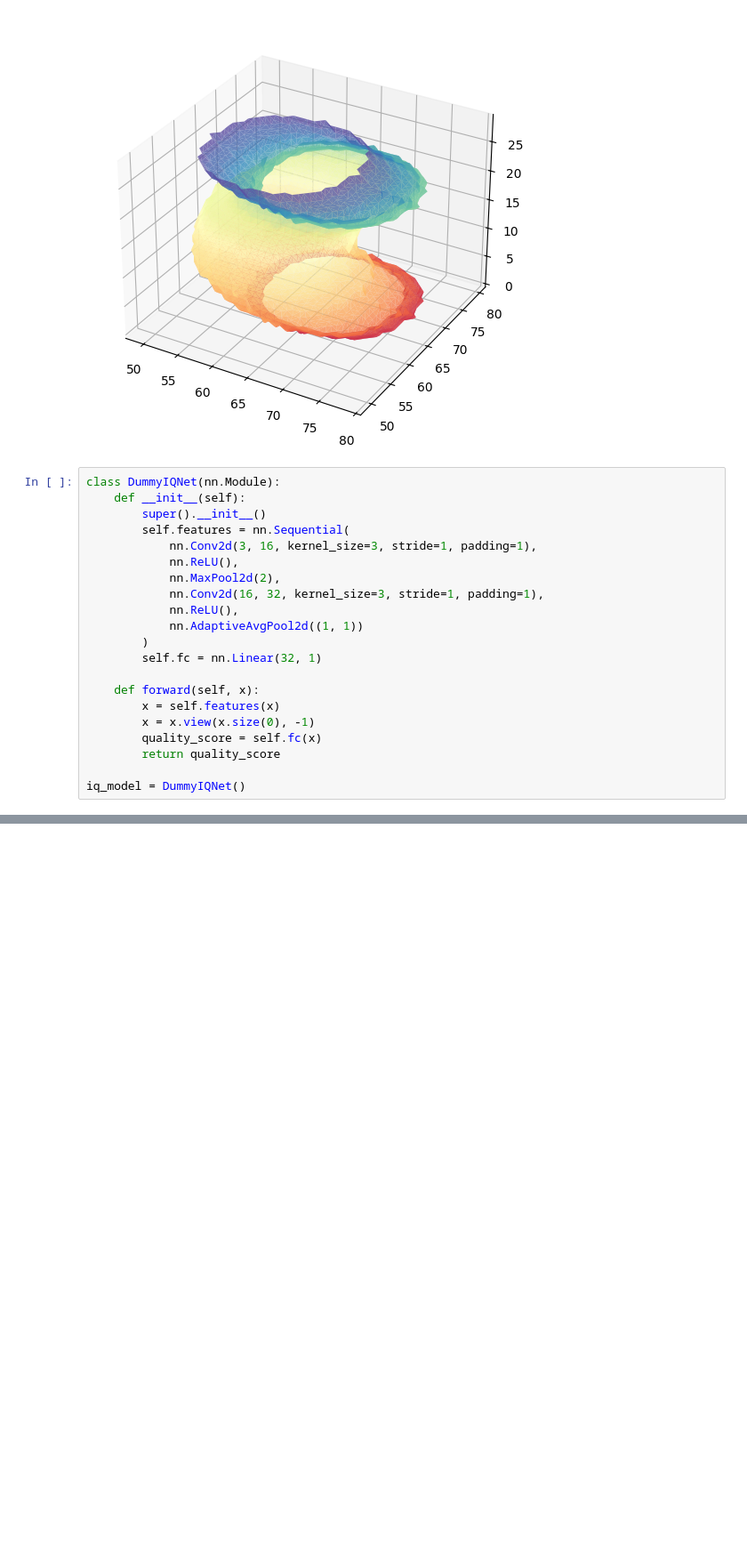
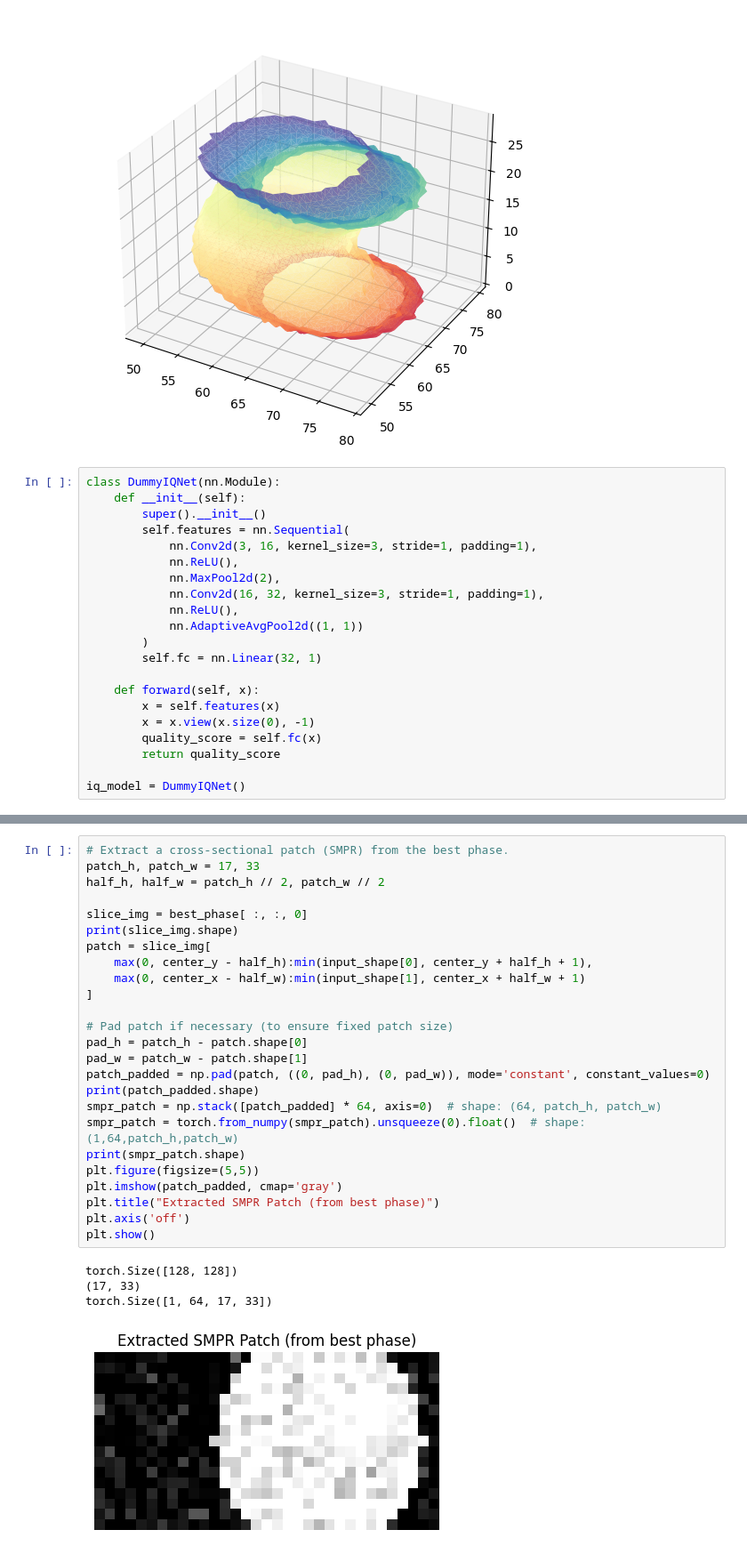
Before and after one commit to samhubs/fine-tuning-LLM, a Jupyter notebook: CCTA_pipeline_presentation.ipynb, the cells around one changed output, grey strips where cells are left out. Shown: that part at 89% size. Saved outputs shown, nothing was run; the diff lists cells and outputs as text; blank space fills up the shorter version.

```diff
--- a/CCTA_pipeline_presentation.ipynb
+++ b/CCTA_pipeline_presentation.ipynb
@@ -113,0 +226,30 @@ iq_model = DummyIQNet()
+# %%
+# Extract a cross-sectional patch (SMPR) from the best phase.
+patch_h, patch_w = 17, 33
+half_h, half_w = patch_h // 2, patch_w // 2
+
+slice_img = best_phase[ :, :, 0]
+print(slice_img.shape)
+patch = slice_img[
+    max(0, center_y - half_h):min(input_shape[0], center_y + half_h + 1),
+    max(0, center_x - half_w):min(input_shape[1], center_x + half_w + 1)
+]
+
+# Pad patch if necessary (to ensure fixed patch size)
+pad_h = patch_h - patch.shape[0]
+pad_w = patch_w - patch.shape[1]
+patch_padded = np.pad(patch, ((0, pad_h), (0, pad_w)), mode='constant', constant_values=0)
+print(patch_padded.shape)
+smpr_patch = np.stack([patch_padded] * 64, axis=0)  # shape: (64, patch_h, patch_w)
+smpr_patch = torch.from_numpy(smpr_patch).unsqueeze(0).float()  # shape: (1,64,patch_h,patch_w)
+print(smpr_patch.shape)
+plt.figure(figsize=(5,5))
+plt.imshow(patch_padded, cmap='gray')
+plt.title("Extracted SMPR Patch (from best phase)")
+plt.axis('off')
+plt.show()
+# %% [output]
+torch.Size([128, 128])
+(17, 33)
+torch.Size([1, 64, 17, 33])
+[figure, added]
```
Also changed, not shown: parts of 12 cells of this notebook.
